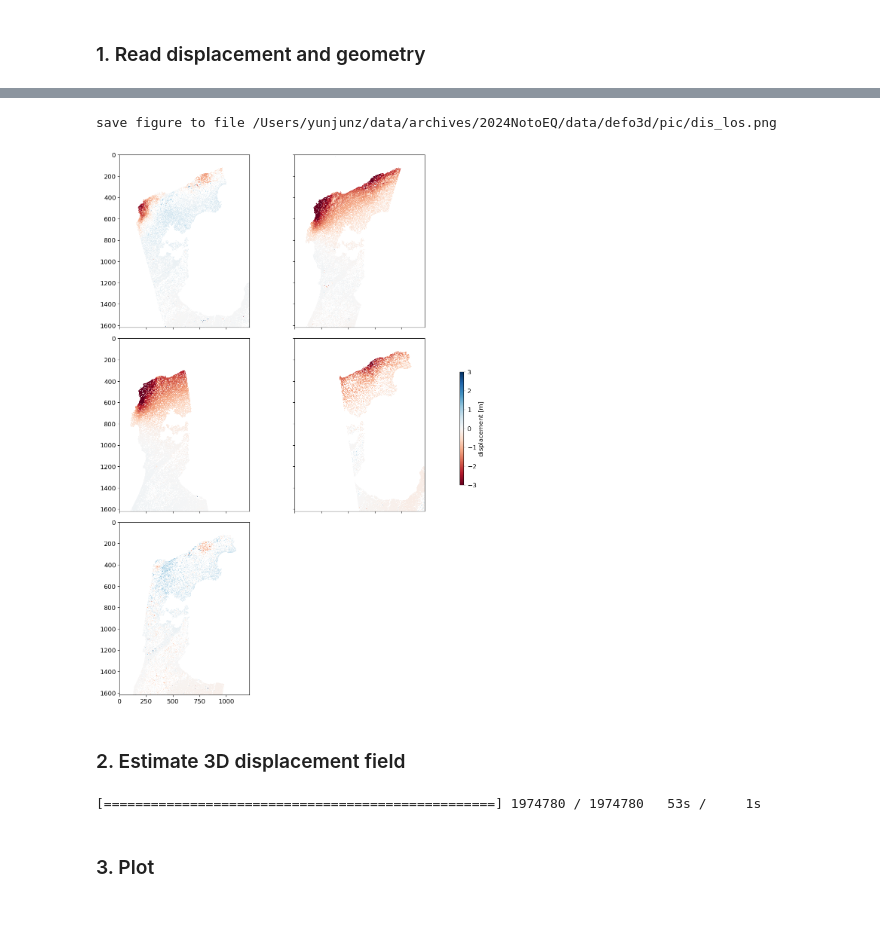
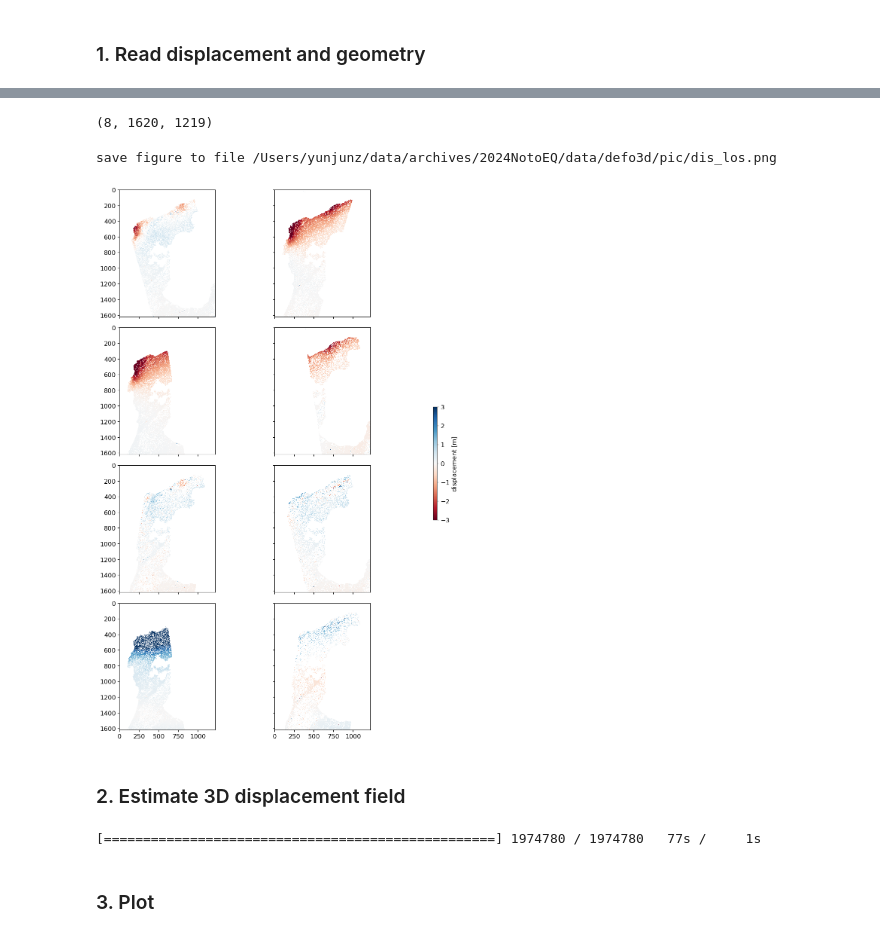
Before and after one commit to yunjunz/2024-Noto-EQ, a Jupyter notebook: defo3d.ipynb, the cells around one changed output, grey strips where cells are left out. Drawn from its saved outputs; the diff is of its cells as text; code cells hidden in the pictures.

```diff
--- a/defo3d.ipynb
+++ b/defo3d.ipynb
@@ -39,8 +39,20 @@ dis_files = [
     os.path.join(proj_dir, 'ALOS2_A127_20231206_20240103_OFF_RG/offRg.geo'),
     os.path.join(proj_dir, 'ALOS2_A128_20230612_20240108_OFF_RG/offRg.geo'),
     os.path.join(proj_dir, 'ALOS2_D019_20211019_20240109_OFF_RG/offRg.geo'),
+    os.path.join(proj_dir, 'ALOS2_A121_20220926_20240101_OFF_AZ/offAz.geo'),
+    os.path.join(proj_dir, 'ALOS2_A127_20231206_20240103_OFF_AZ/offAz.geo'),
+    os.path.join(proj_dir, 'ALOS2_D019_20211019_20240109_OFF_AZ/offAz.geo'),
 ]
-dis_std_files = [os.path.join(os.path.dirname(x), 'offRgStd.geo') for x in dis_files]
+dis_std_files = [
+    os.path.join(proj_dir, 'ALOS2_A121_20220926_20240101_OFF_RG/offRgStd.geo'),
+    os.path.join(proj_dir, 'ALOS2_D026_20230606_20240102_OFF_RG/offRgStd.geo'),
+    os.path.join(proj_dir, 'ALOS2_A127_20231206_20240103_OFF_RG/offRgStd.geo'),
+    os.path.join(proj_dir, 'ALOS2_A128_20230612_20240108_OFF_RG/offRgStd.geo'),
+    os.path.join(proj_dir, 'ALOS2_D019_20211019_20240109_OFF_RG/offRgStd.geo'),
+    os.path.join(proj_dir, 'ALOS2_A121_20220926_20240101_OFF_AZ/offAzStd.geo'),
+    os.path.join(proj_dir, 'ALOS2_A127_20231206_20240103_OFF_AZ/offAzStd.geo'),
+    os.path.join(proj_dir, 'ALOS2_D019_20211019_20240109_OFF_AZ/offAzStd.geo'),
+]
 enu_files = [os.path.join(os.path.dirname(x), 'enu.geo') for x in dis_files]
 num_file = len(dis_files)
 # %%
@@ -102,26 +120,29 @@ read data from file 5: /Users/yunjunz/data/archives/2024NotoEQ/data/ALOS2_D019_2
 finished reading data.
+# %%
+dis.shape
+# %% [output]
+(8, 1620, 1219)
 # %%
 # plot
-fig, axs = plt.subplots(nrows=3, ncols=2, figsize=[10, 15], sharex=True, sharey=True)
-axs = axs.flatten()
-for i, ax in enumerate(axs[:-1]):
+fig, axs = plt.subplots(nrows=4, ncols=2, figsize=[10, 15], sharex=True, sharey=True)
+axs = axs.flatten()[:num_file]
+for i, ax in enumerate(axs):
     im = ax.imshow(dis[i], vmin=-3, vmax=3, cmap='RdBu', interpolation='nearest')
     #im = ax.imshow(dis_std_mat[i,:], vmin=0, vmax=1.0, cmap='RdBu_r', interpolation='nearest')
-axs[-1].axis('off')
 fig.tight_layout()
 
 # axis format
 cax = fig.add_axes([1.0, 0.4, 0.01, 0.2])
 cbar = fig.colorbar(im, cax=cax)
 cbar.set_label('displacement [m]')
 
 out_fig = os.path.join(work_dir, f'pic/dis_los.png')
 print('save figure to file', out_fig)
 plt.savefig(out_fig, bbox_inches='tight', transparent=True, dpi=300)
 plt.show()
 # %% [output]
 save figure to file /Users/yunjunz/data/archives/2024NotoEQ/data/defo3d/pic/dis_los.png
-[figure, old version]
+[figure, new version]
 # %% [markdown]
 ### 2. Estimate 3D displacement field
 # %%
@@ -184,7 +205,7 @@ for i in range(num_pix):
     dis_enu_std[:, y, x] = dis_enu_std_i.flatten()
 prog_bar.close()
 # %% [output]
-[==================================================] 1974780 / 1974780   53s /     1s
+[==================================================] 1974780 / 1974780   77s /     1s
 # %% [markdown]
 ### 3. Plot
 # %%
```
Also changed, not shown: parts of 2 cells of this notebook.
